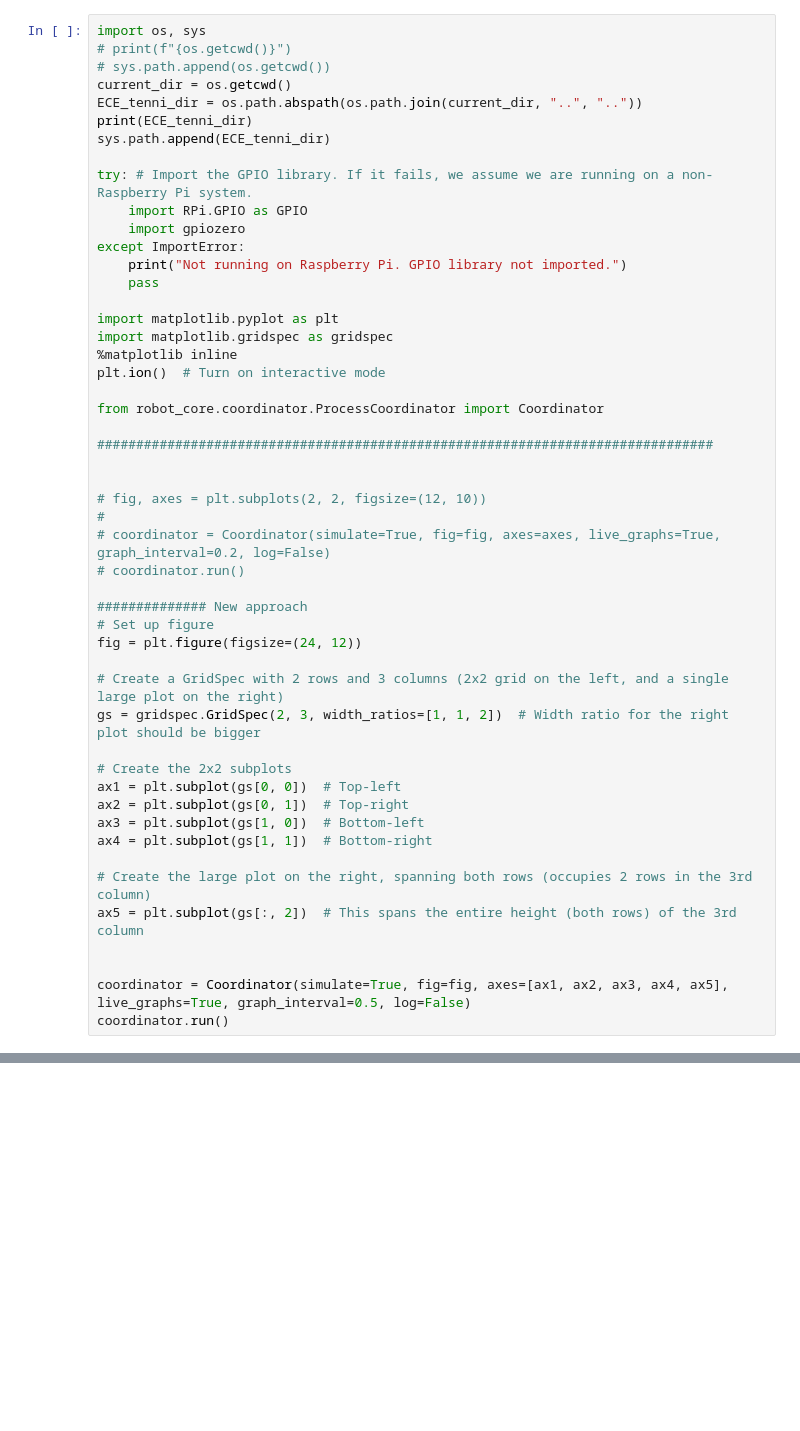
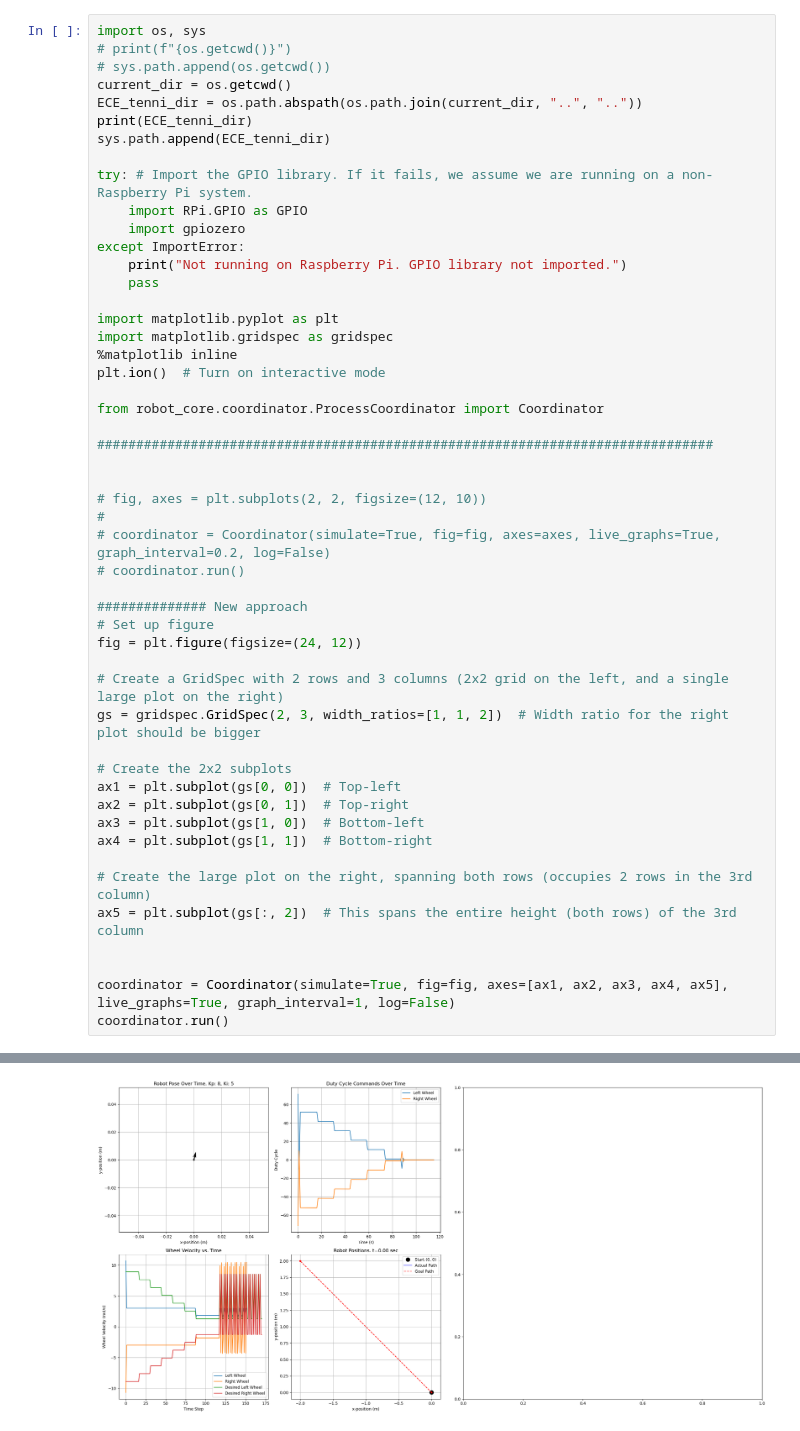
Before and after one commit to arshi9344/ECE4191-E5-tennibot, a Jupyter notebook: notebooks/simulation/MILESTONE_1_MP.ipynb, the cells around one changed output, grey strips where cells are left out. Drawn from its saved outputs; the diff is of its cells as text; blank space fills up the shorter version.

```diff
--- a/notebooks/simulation/MILESTONE_1_MP.ipynb
+++ b/notebooks/simulation/MILESTONE_1_MP.ipynb
@@ -46,5 +46,6 @@ ax4 = plt.subplot(gs[1, 1])  # Bottom-right
 ax5 = plt.subplot(gs[:, 2])  # This spans the entire height (both rows) of the 3rd column
 
 
-coordinator = Coordinator(simulate=True, fig=fig, axes=[ax1, ax2, ax3, ax4, ax5], live_graphs=True, graph_interval=0.5, log=False)
+coordinator = Coordinator(simulate=True, fig=fig, axes=[ax1, ax2, ax3, ax4, ax5], live_graphs=True, graph_interval=1, log=False)
 coordinator.run()
+# %% [output]
@@ -50,0 +61 @@ coordinator.run()
+[figure, added]
```
Also changed, not shown: parts of 1 cell of this notebook, 9 other files.
